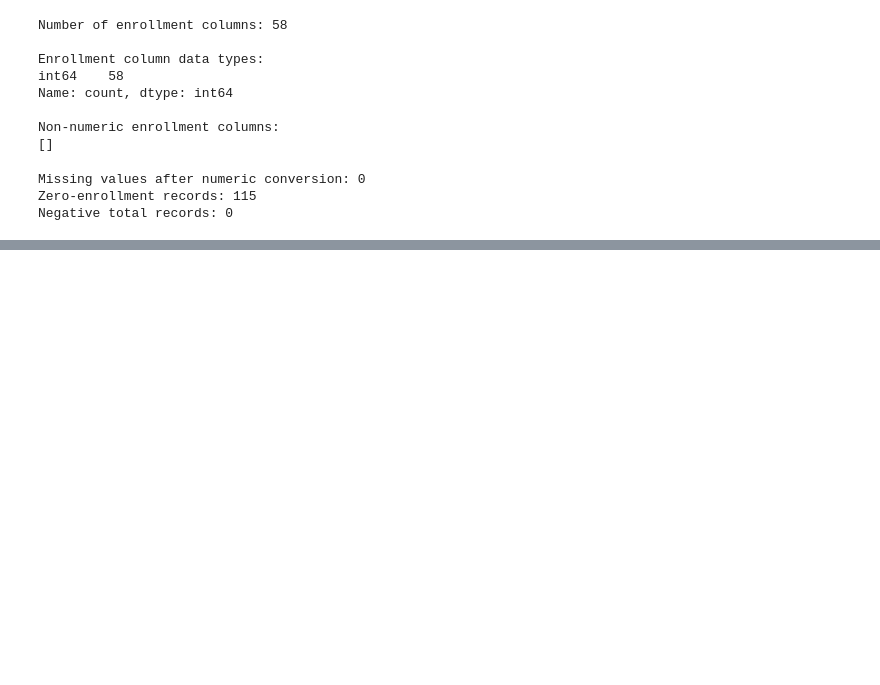
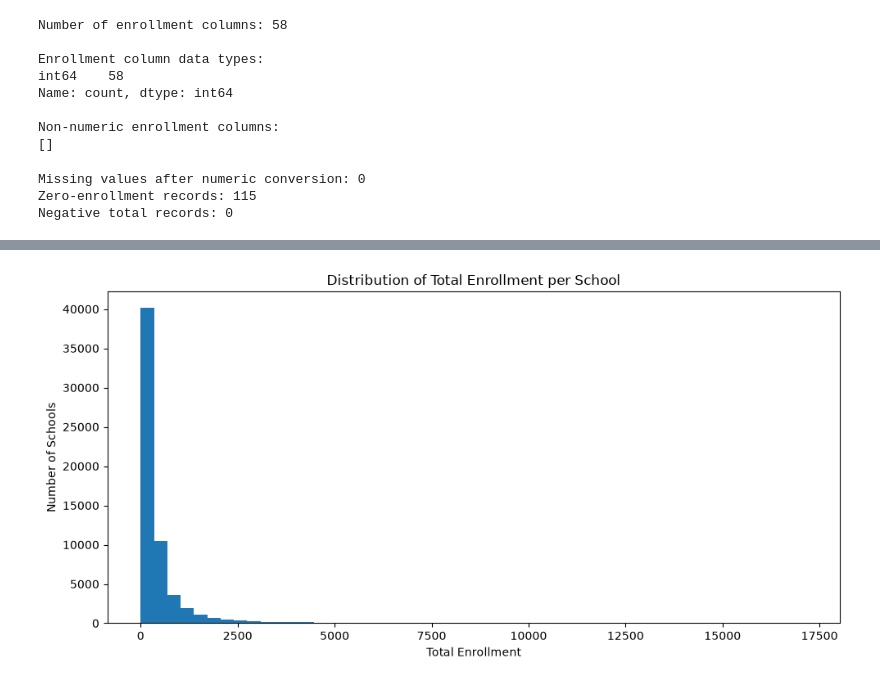
Before and after one commit to zem464/EduInsights, a Jupyter notebook: notebooks/01_dataset_audit.ipynb, the cells around one changed output, grey strips where cells are left out. Cells and saved outputs as stored; diff of their text form; code cells hidden in the pictures; blank space fills up the shorter version.

```diff
--- a/notebooks/01_dataset_audit.ipynb
+++ b/notebooks/01_dataset_audit.ipynb
@@ -748,0 +971,4 @@ Negative total records: 0
+# %%
+# Total Enrollment distribution
+total_enrollment = df[enrollment_columns].sum(axis=1)
+print("Total enrollment distribution:", total_enrollment.sum())
@@ -748,0 +1267,15 @@ Negative total records: 0
+# %%
+import matplotlib.pyplot as plt
+
+plt.figure(figsize=(10, 5))
+
+plt.hist(total_enrollment, bins=50)
+
+plt.title("Distribution of Total Enrollment per School")
+plt.xlabel("Total Enrollment")
+plt.ylabel("Number of Schools")
+
+plt.tight_layout()
+plt.show()
+# %% [output]
+[figure, added]
```
Also changed, not shown: parts of 35 cells of this notebook, 1 other file.
